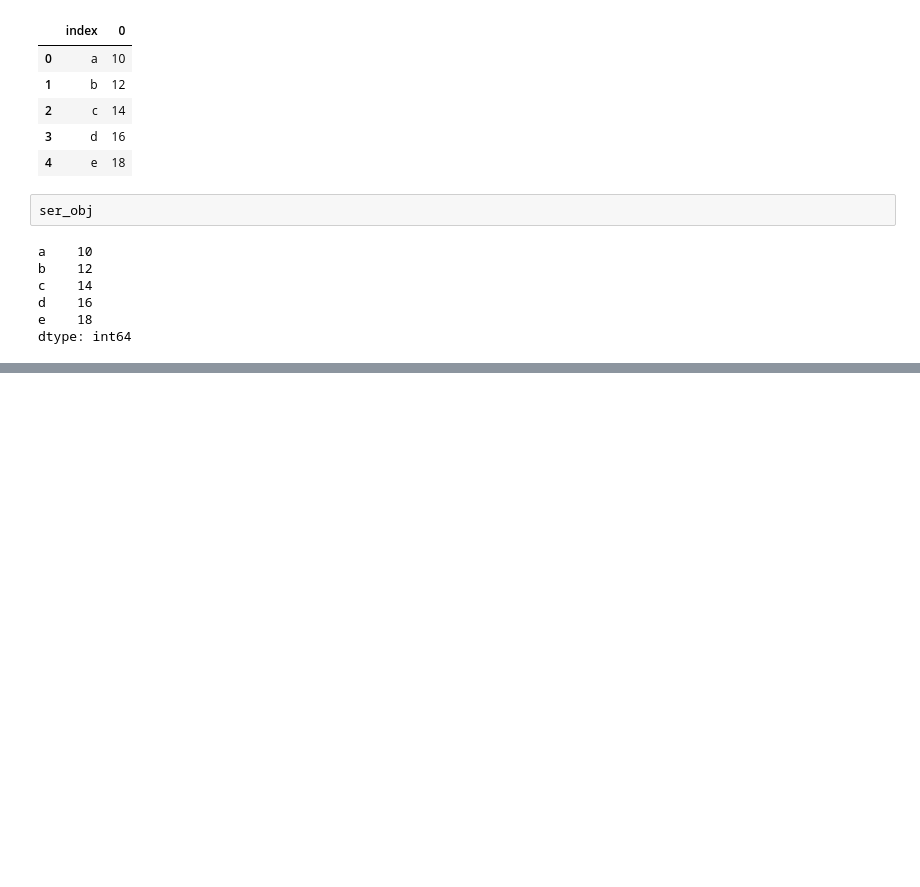
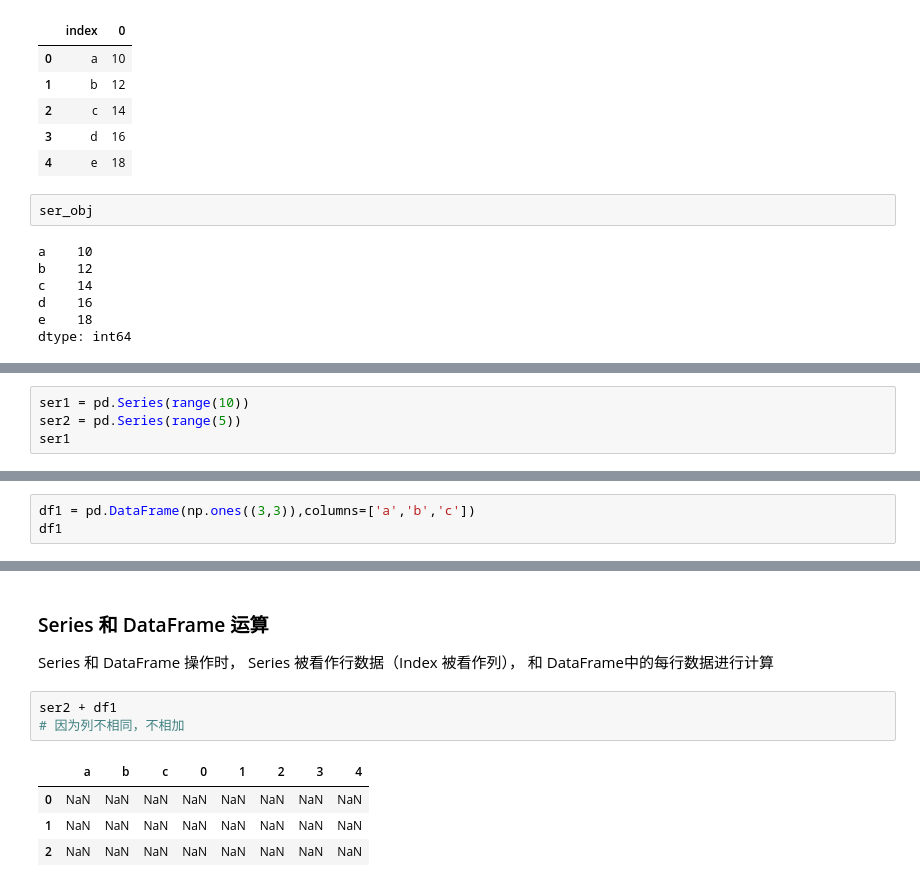
Before and after one commit to yanyinshan/Programming_collection, a Jupyter notebook: Pandas 学习.ipynb, the cells around one changed output, grey strips where cells are left out. Cells and saved outputs as stored; diff of their text form; blank space fills up the shorter version.

```diff
--- a/Pandas 学习.ipynb
+++ b/Pandas 学习.ipynb
@@ -437,0 +622,4 @@ dtype: int64
+# %%
+ser1 = pd.Series(range(10))
+ser2 = pd.Series(range(5))
+ser1
@@ -437,0 +657,3 @@ dtype: int64
+# %%
+df1 = pd.DataFrame(np.ones((3,3)),columns=['a','b','c'])
+df1
@@ -437,0 +679,11 @@ dtype: int64
+# %% [markdown]
+### Series 和 DataFrame 运算
+Series 和 DataFrame 操作时， Series 被看作行数据（Index 被看作列）， 和 DataFrame中的每行数据进行计算
+# %%
+ser2 + df1
+# 因为列不相同，不相加
+# %% [output]
+|  | a | b | c | 0 | 1 | 2 | 3 | 4 |
+| 0 | NaN | NaN | NaN | NaN | NaN | NaN | NaN | NaN |
+| 1 | NaN | NaN | NaN | NaN | NaN | NaN | NaN | NaN |
+| 2 | NaN | NaN | NaN | NaN | NaN | NaN | NaN | NaN |
```
Also changed, not shown: parts of 102 cells of this notebook.
